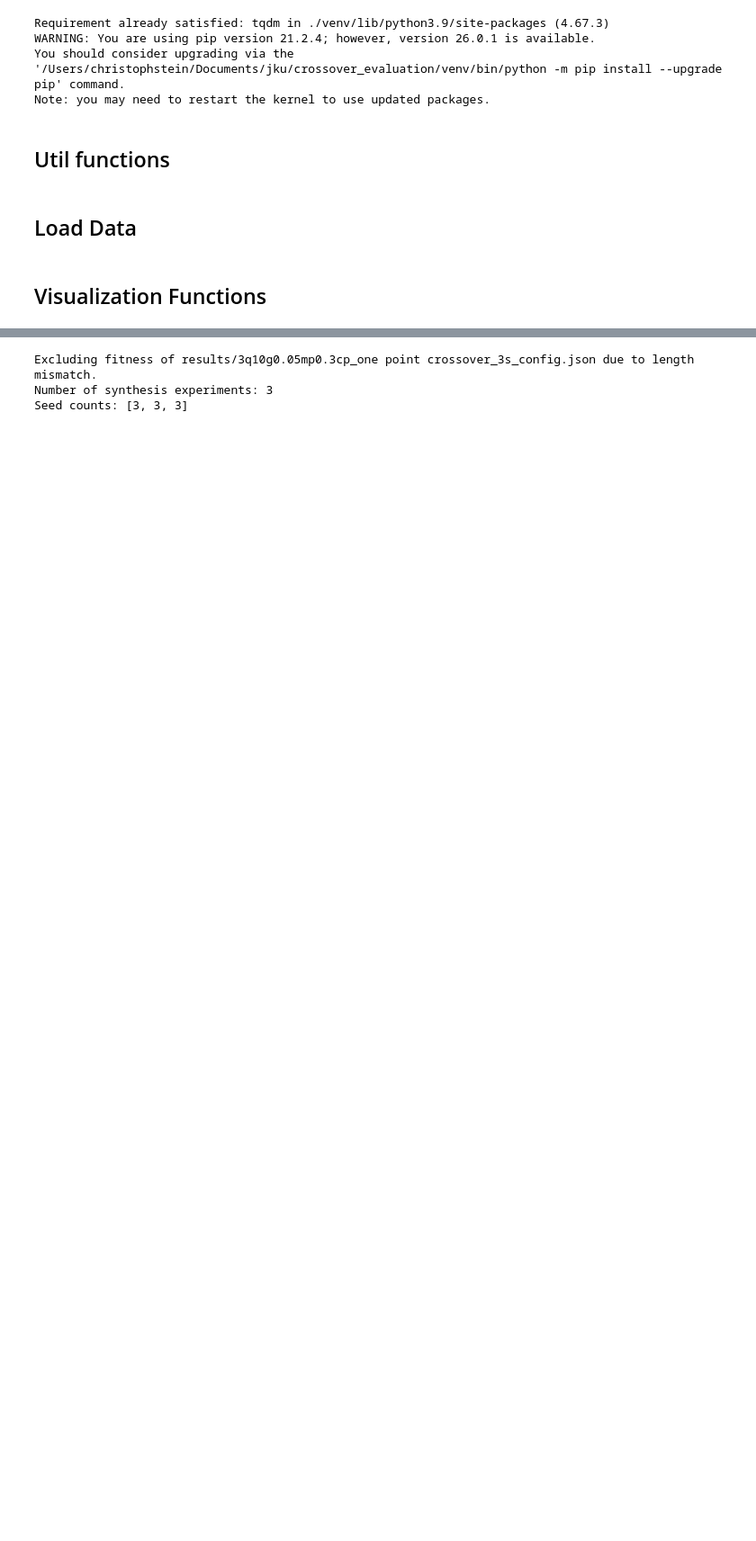
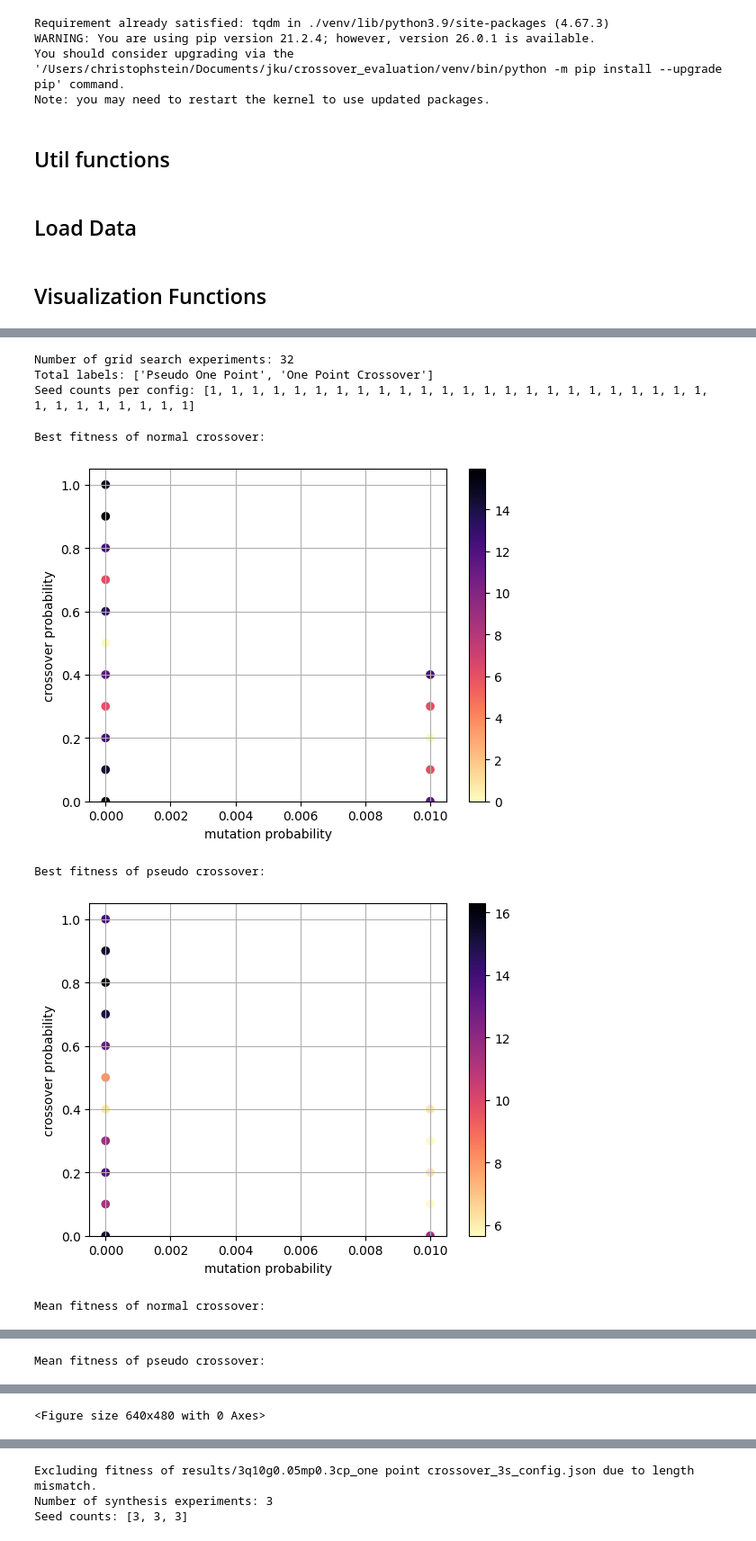
Before and after one commit to westoun/crossover-evaluation, a Jupyter notebook: evaluation.ipynb, the cells around one changed output, grey strips where cells are left out. Shown at 90% size. Saved outputs shown, nothing was run; the diff lists cells and outputs as text; code cells hidden in the pictures; blank space fills up the shorter version.

Commit message:
Add plotting of grid search results

```diff
--- a/evaluation.ipynb
+++ b/evaluation.ipynb
@@ -264,0 +301,34 @@ def plot_fitness_per_generation(experiments: List[Experiment], measure: str, tar
+# %%
+experiments = load_experiments(tag="gs")
+print(f"Number of grid search experiments: {len(experiments)}")
+print(f"Total labels: {list(set([experiment.label for experiment in experiments]))}")
+print(f"Seed counts per config: {[len(experiment.seeds) for experiment in experiments]}")
+# %% [output]
+Number of grid search experiments: 32
+Total labels: ['Pseudo One Point', 'One Point Crossover']
+Seed counts per config: [1, 1, 1, 1, 1, 1, 1, 1, 1, 1, 1, 1, 1, 1, 1, 1, 1, 1, 1, 1, 1, 1, 1, 1, 1, 1, 1, 1, 1, 1, 1, 1]
+# %%
+normal_crossover_experiments = [
+    experiment for experiment in experiments if experiment.label == "One Point Crossover"
+]
+pseudo_experiments = [
+    experiment for experiment in experiments if experiment.label == "Pseudo One Point"
+]
+
+printb("Best fitness of normal crossover:")
+plot_grid_as_scatter(normal_crossover_experiments, measure="best", target_path="results/grid_search_best_normal.png")
+
+printb("Best fitness of pseudo crossover:")
+plot_grid_as_scatter(pseudo_experiments, measure="best", target_path="results/grid_search_best_pseudo.png")
+
+printb("Mean fitness of normal crossover:")
+plot_grid_as_scatter(normal_crossover_experiments, measure="mean", target_path="results/grid_search_mean_normal.png")
+
+printb("Mean fitness of pseudo crossover:")
+plot_grid_as_scatter(pseudo_experiments, measure="mean", target_path="results/grid_search_mean_pseudo.png")
+# %% [output]
+Best fitness of normal crossover:
+[figure, added]
+Best fitness of pseudo crossover:
+[figure, added]
+Mean fitness of normal crossover:
@@ -264,0 +336 @@ def plot_fitness_per_generation(experiments: List[Experiment], measure: str, tar
+Mean fitness of pseudo crossover:
@@ -265 +338,2 @@ def plot_fitness_per_generation(experiments: List[Experiment], measure: str, tar
+<Figure size 640x480 with 0 Axes>
 # %% [markdown]
```
Also changed, not shown: parts of 6 cells of this notebook.
